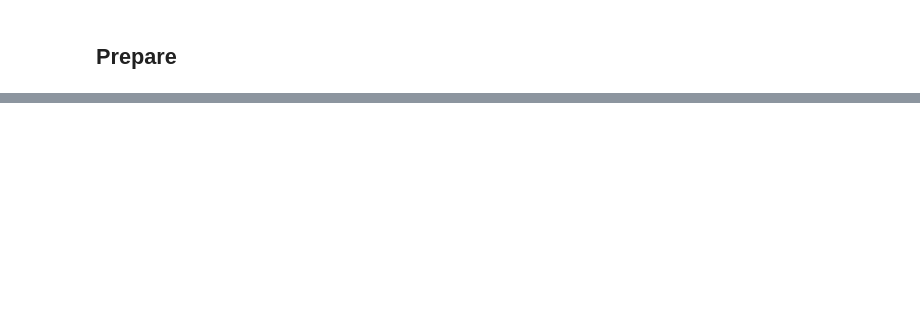
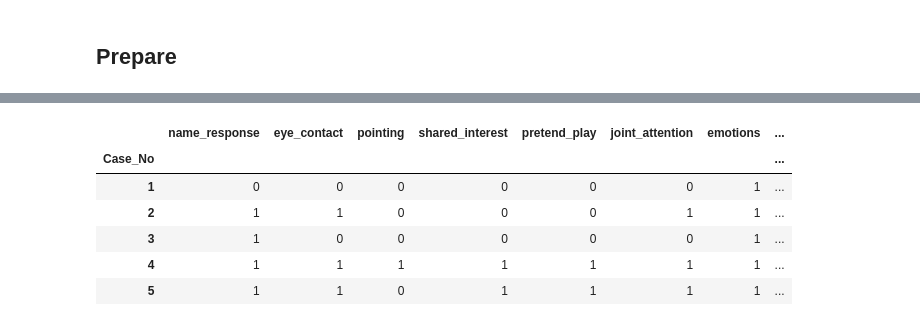
Before and after one commit to segovialori/toddler_autism_predictor, a Jupyter notebook: scratchpad.ipynb, the cells around one changed output, grey strips where cells are left out. Drawn from its saved outputs; the diff is of its cells as text; code cells hidden in the pictures; blank space fills up the shorter version.

```diff
--- a/scratchpad.ipynb
+++ b/scratchpad.ipynb
@@ -249,0 +247,26 @@ ValueError: num must be 1 <= num <= 4, not 5
+# %%
+def wrangle_autism():
+    '''
+    This function will acquire data locally and turn dataset into
+    a clean dataframe
+    '''
+    df = pd.read_csv('Toddler Autism dataset July 2018.csv')
+    df.rename(columns={'A1': 'name_response',
+                       'A2': 'eye_contact',
+                       'A3': 'pointing',
+                       'A4': 'shared_interest',
+                       'A5': 'pretend_play',
+                       'A6': 'joint_attention',
+                       'A7': 'emotions',
+                       'A8': 'vocal',
+                       'A9': 'gestures',
+                       'A10': 'blank_gaze',
+                       'Age_Mons': 'age',
+                       'Sex': 'sex',
+                       'Ethnicity': 'ethnicity',
+                       'Jaundice': 'jaundice',
+                       'Family_mem_with_ASD': 'family_mem_with_asd',
+                       'Class/ASD Traits ': 'asd_traits'}, inplace=True)
+    df.drop(columns = ['Qchat-10-Score', 'Who completed the test'], inplace=True)
+    df = df.set_index('Case_No')
+    return df
@@ -249,0 +310,12 @@ ValueError: num must be 1 <= num <= 4, not 5
+# %%
+df = wrangle_autism()
+# %%
+df.head()
+# %% [output]
+|  | name_response | eye_contact | pointing | shared_interest | pretend_play | joint_attention | emotions | ... |
+| Case_No |  |  |  |  |  |  |  | ... |
+| 1 | 0 | 0 | 0 | 0 | 0 | 0 | 1 | ... |
+| 2 | 1 | 1 | 0 | 0 | 0 | 1 | 1 | ... |
+| 3 | 1 | 0 | 0 | 0 | 0 | 0 | 1 | ... |
+| 4 | 1 | 1 | 1 | 1 | 1 | 1 | 1 | ... |
+| 5 | 1 | 1 | 0 | 1 | 1 | 1 | 1 | ... |
```
Also changed, not shown: parts of 30 cells of this notebook, 2 other files.
